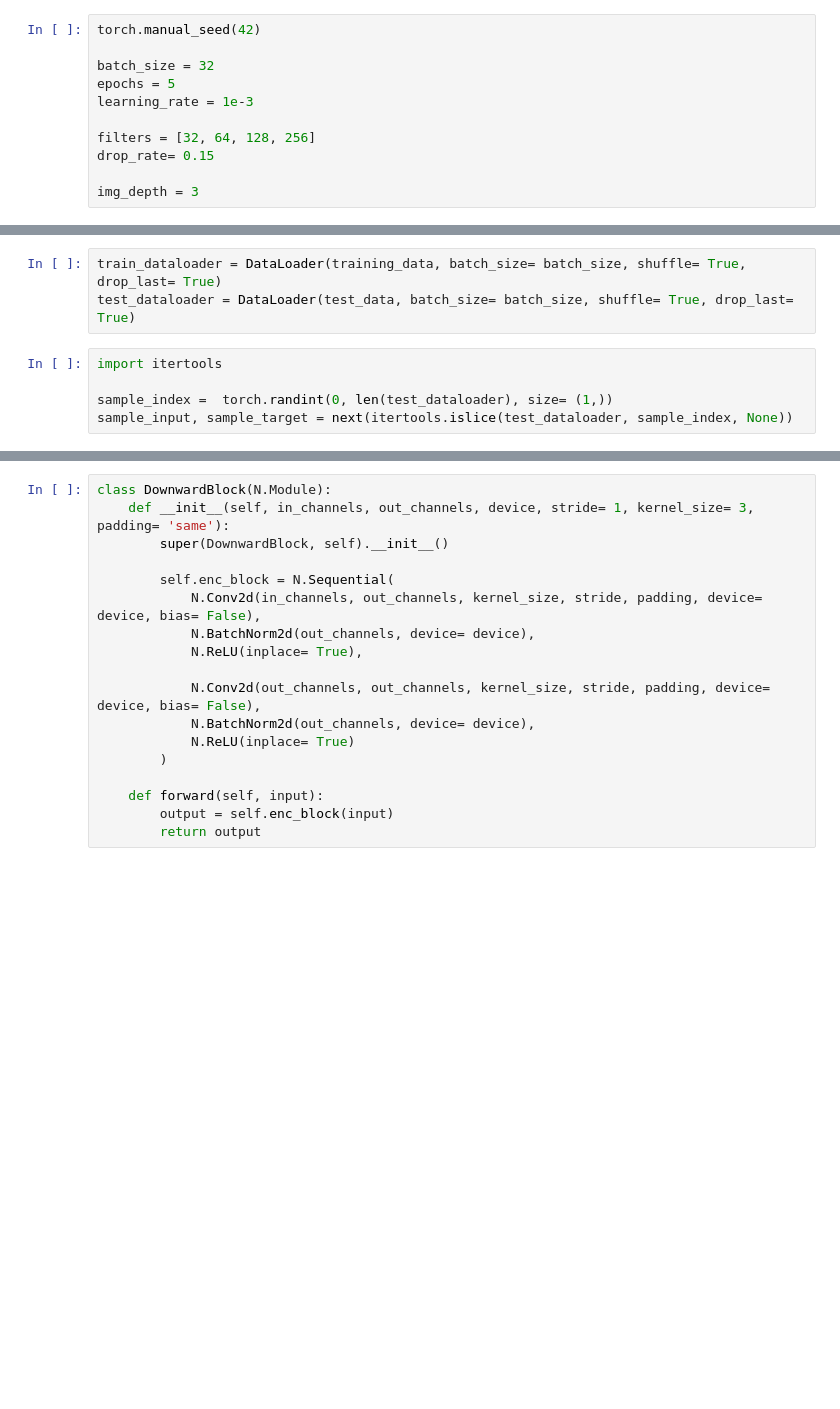
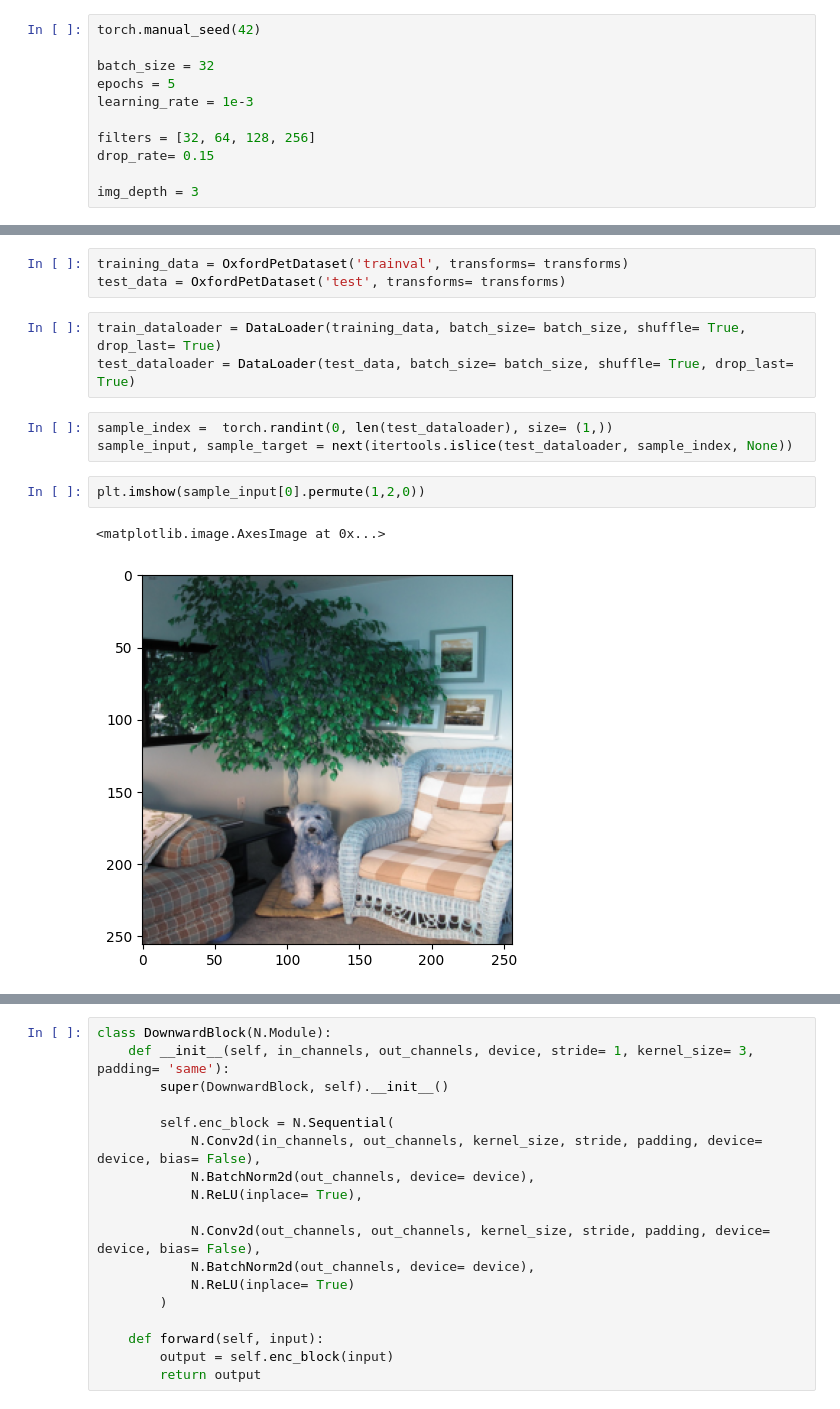
Before and after one commit to Rahul-Ram-03/pytorch-basics, a Jupyter notebook: image-segmentation-basic.ipynb, the cells around one changed output, grey strips where cells are left out. Saved outputs shown, nothing was run; the diff lists cells and outputs as text; blank space fills up the shorter version.

```diff
--- a/image-segmentation-basic.ipynb
+++ b/image-segmentation-basic.ipynb
@@ -59,11 +65,17 @@ Extracting ../content/oxford-iiit-pet/annotations.tar.gz to ../content/oxford-ii
+# %%
+training_data = OxfordPetDataset('trainval', transforms= transforms)
+test_data = OxfordPetDataset('test', transforms= transforms)
 # %%
 train_dataloader = DataLoader(training_data, batch_size= batch_size, shuffle= True, drop_last= True)
 test_dataloader = DataLoader(test_data, batch_size= batch_size, shuffle= True, drop_last= True)
 # %%
-import itertools
-
 sample_index =  torch.randint(0, len(test_dataloader), size= (1,))
 sample_input, sample_target = next(itertools.islice(test_dataloader, sample_index, None))
+# %%
+plt.imshow(sample_input[0].permute(1,2,0))
+# %% [output]
+<matplotlib.image.AxesImage at 0x...>
+[figure, added]
 # %%
 plt.imshow(sample_target[0].permute(1,2,0))
 # %% [output]
```
Also changed, not shown: parts of 10 cells of this notebook.
